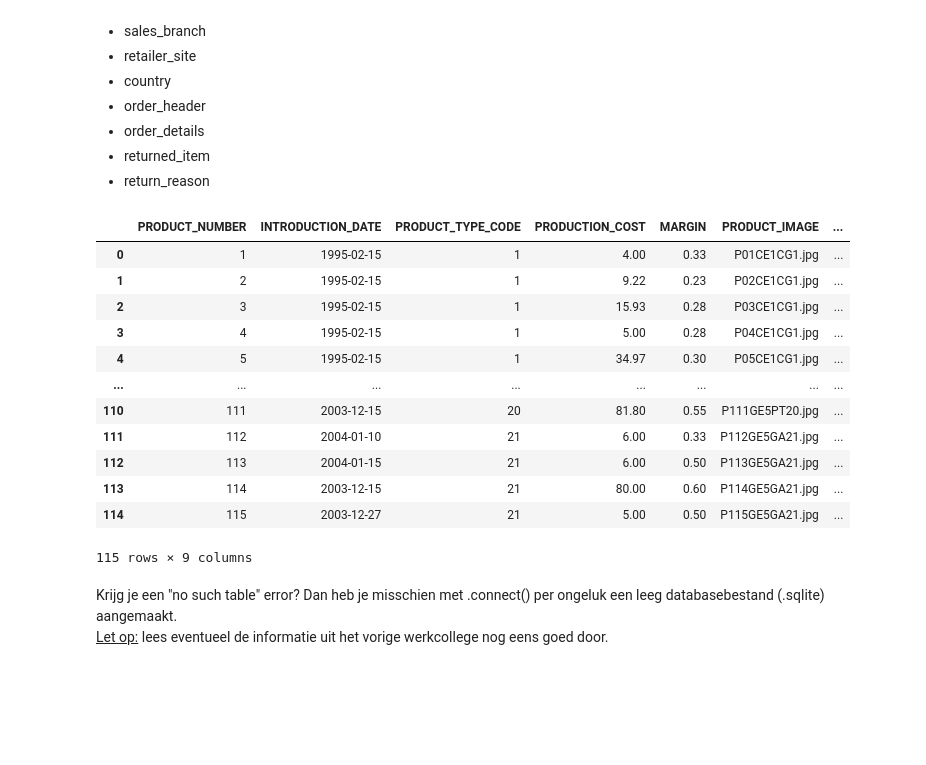
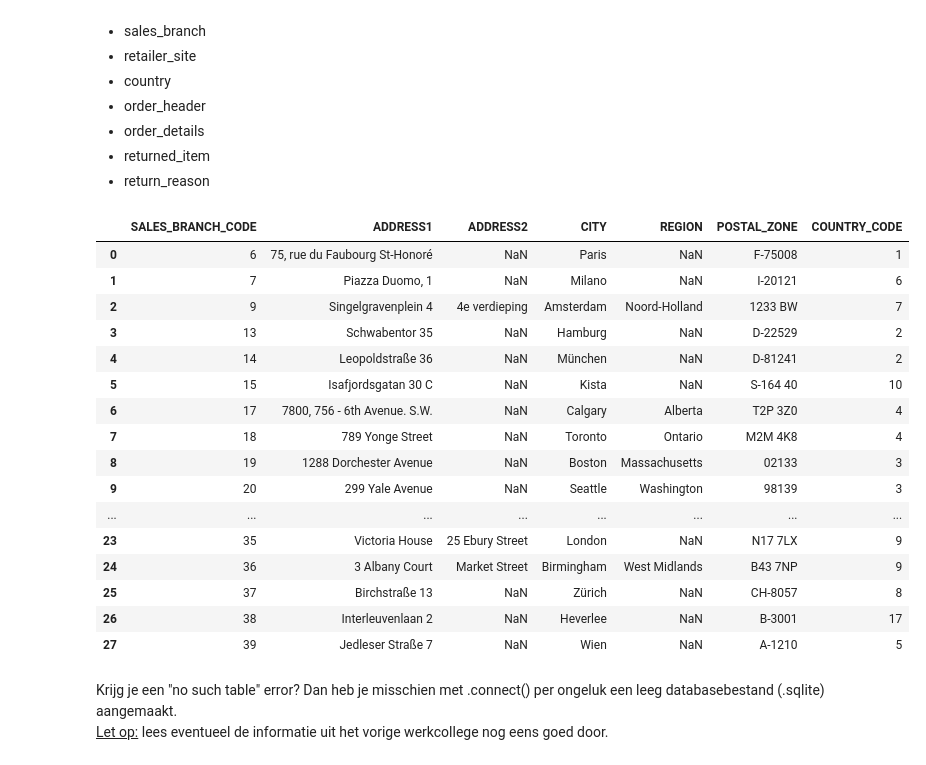
Before and after one commit to RobbertSchwarze/SEM4Robbert, a Jupyter notebook: DEAI - Pythonweek WC Dataselectie met pandas/Opdrachten.ipynb, the cells around one changed output. Drawn from its saved outputs; the diff is of its cells as text; code cells hidden in the pictures; blank space fills up the shorter version.

Commit message:
*fix* verkeerde query bij sales_branch

```diff
--- a/DEAI - Pythonweek WC Dataselectie met pandas/Opdrachten.ipynb
+++ b/DEAI - Pythonweek WC Dataselectie met pandas/Opdrachten.ipynb
@@ -62,48 +62,52 @@ product
 #tabel: sales_staff
 #sales_staff = pd.read_sql(select_all_sales_staff, conn)
 #sales_staff
 
 #tabel: sales_branch
-#sales_branch = pd.read_sql(select_all_sales_staff, conn)
-#sales_branch
+sales_branch = pd.read_sql(select_all_sales_branch, conn)
+sales_branch
 
 #tabel: retailer_site
 #retailer_site = pd.read_sql(select_all_retailer_site, conn)
 #retailer_site
 
 #tabel: country
 #country = pd.read_sql(select_all_country, conn)
 #country
 
 #tabel: order_header
 #order_header = pd.read_sql(select_all_order_header, conn)
 #order_header
 
 #tabel: order_details
 #order_details = pd.read_sql(select_all_order_details, conn)
 #order_details
 
 #tabel: returned_item
 #returned_item = pd.read_sql(select_all_returned_item, conn)
 #returned_item
 
 #tabel: return_reason
 #return_reason = pd.read_sql(select_all_return_reason, conn)
 #return_reason
 # %% [output]
-|  | PRODUCT_NUMBER | INTRODUCTION_DATE | PRODUCT_TYPE_CODE | PRODUCTION_COST | MARGIN | PRODUCT_IMAGE | ... |
-| 0 | 1 | 1995-02-15 | 1 | 4.00 | 0.33 | P01CE1CG1.jpg | ... |
-| 1 | 2 | 1995-02-15 | 1 | 9.22 | 0.23 | P02CE1CG1.jpg | ... |
-| 2 | 3 | 1995-02-15 | 1 | 15.93 | 0.28 | P03CE1CG1.jpg | ... |
-| 3 | 4 | 1995-02-15 | 1 | 5.00 | 0.28 | P04CE1CG1.jpg | ... |
-| 4 | 5 | 1995-02-15 | 1 | 34.97 | 0.30 | P05CE1CG1.jpg | ... |
+|  | SALES_BRANCH_CODE | ADDRESS1 | ADDRESS2 | CITY | REGION | POSTAL_ZONE | COUNTRY_CODE |
+| 0 | 6 | 75, rue du Faubourg St-Honoré | NaN | Paris | NaN | F-75008 | 1 |
+| 1 | 7 | Piazza Duomo, 1 | NaN | Milano | NaN | I-20121 | 6 |
+| 2 | 9 | Singelgravenplein 4 | 4e verdieping | Amsterdam | Noord-Holland | 1233 BW | 7 |
+| 3 | 13 | Schwabentor 35 | NaN | Hamburg | NaN | D-22529 | 2 |
+| 4 | 14 | Leopoldstraße 36 | NaN | München | NaN | D-81241 | 2 |
+| 5 | 15 | Isafjordsgatan 30 C | NaN | Kista | NaN | S-164 40 | 10 |
+| 6 | 17 | 7800, 756 - 6th Avenue. S.W. | NaN | Calgary | Alberta | T2P 3Z0 | 4 |
+| 7 | 18 | 789 Yonge Street | NaN | Toronto | Ontario | M2M 4K8 | 4 |
+| 8 | 19 | 1288 Dorchester Avenue | NaN | Boston | Massachusetts | 02133 | 3 |
+| 9 | 20 | 299 Yale Avenue | NaN | Seattle | Washington | 98139 | 3 |
 | ... | ... | ... | ... | ... | ... | ... | ... |
-| 110 | 111 | 2003-12-15 | 20 | 81.80 | 0.55 | P111GE5PT20.jpg | ... |
-| 111 | 112 | 2004-01-10 | 21 | 6.00 | 0.33 | P112GE5GA21.jpg | ... |
-| 112 | 113 | 2004-01-15 | 21 | 6.00 | 0.50 | P113GE5GA21.jpg | ... |
-| 113 | 114 | 2003-12-15 | 21 | 80.00 | 0.60 | P114GE5GA21.jpg | ... |
-| 114 | 115 | 2003-12-27 | 21 | 5.00 | 0.50 | P115GE5GA21.jpg | ... |
+| 23 | 35 | Victoria House | 25 Ebury Street | London | NaN | N17 7LX | 9 |
+| 24 | 36 | 3 Albany Court | Market Street | Birmingham | West Midlands | B43 7NP | 9 |
+| 25 | 37 | Birchstraße 13 | NaN | Zürich | NaN | CH-8057 | 8 |
+| 26 | 38 | Interleuvenlaan 2 | NaN | Heverlee | NaN | B-3001 | 17 |
+| 27 | 39 | Jedleser Straße 7 | NaN | Wien | NaN | A-1210 | 5 |
-115 rows × 9 columns
 # %% [markdown]
 Krijg je een "no such table" error? Dan heb je misschien met .connect() per ongeluk een leeg  databasebestand (.sqlite) aangemaakt.<br> <u>Let op:</u> lees eventueel de informatie uit het vorige werkcollege nog eens goed door.
 # %% [markdown]
```
Also changed, not shown: parts of 1 cell of this notebook.
